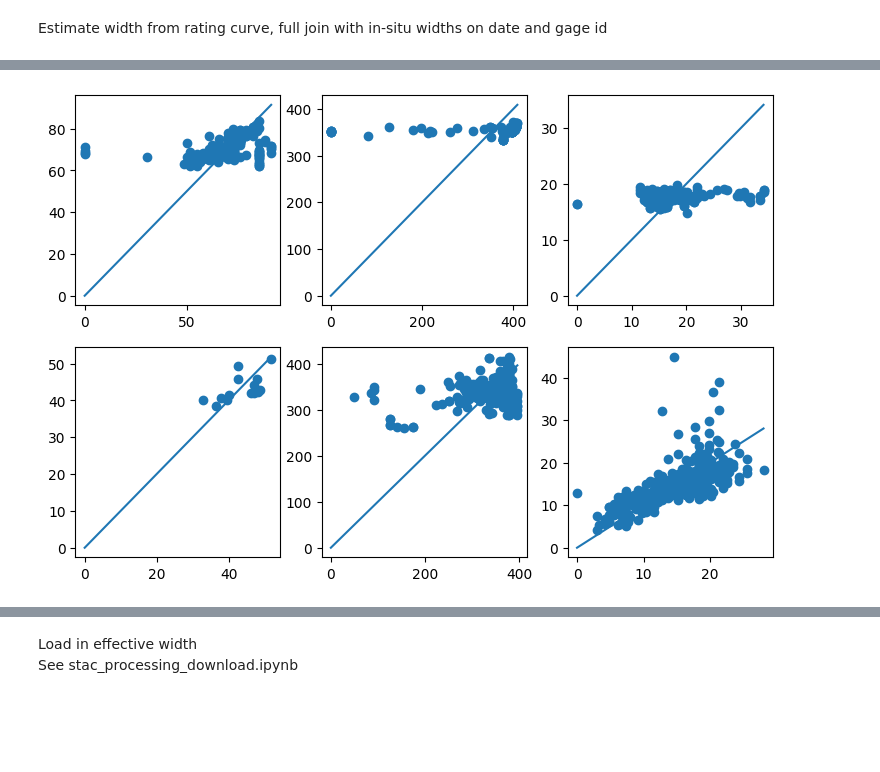
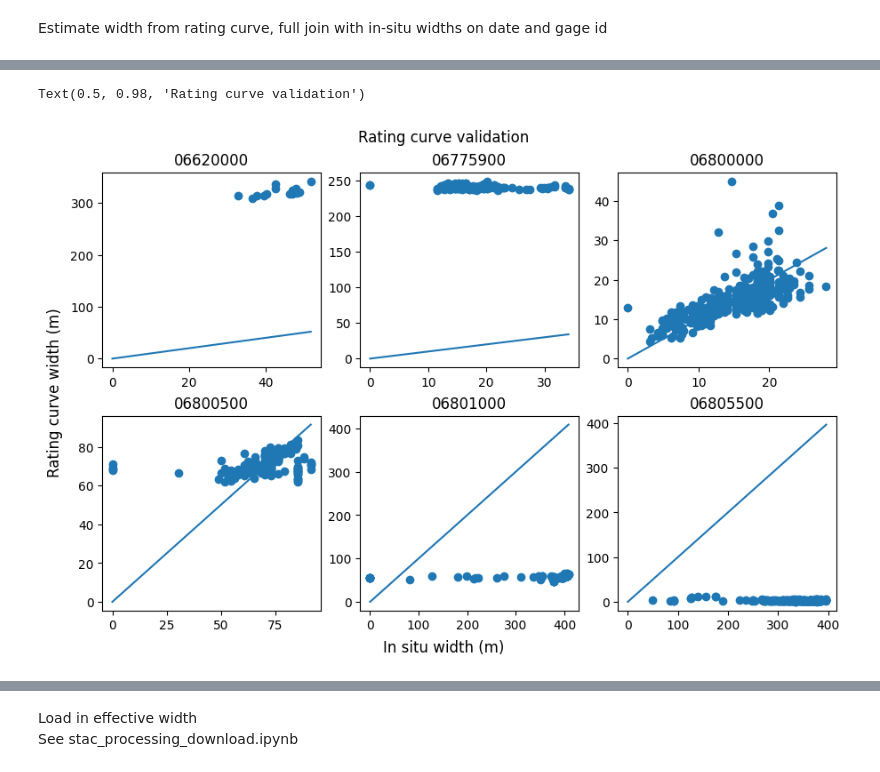
Before and after one commit to wherediddavidgo/multitemporal_RSSA, a Jupyter notebook: stac_gage_ew_analysis.ipynb, the cells around one changed output, grey strips where cells are left out. Saved outputs shown, nothing was run; the diff lists cells and outputs as text; code cells hidden in the pictures; blank space fills up the shorter version.

```diff
--- a/stac_gage_ew_analysis.ipynb
+++ b/stac_gage_ew_analysis.ipynb
@@ -163,0 +182,13 @@ cotemporal_wQ
+# %%
+fig, axs = plt.subplots(ncols=3, nrows=2, figsize=(9, 6), constrained_layout=True)
+
+p = 0
+for sn, df in cotemporal_wQ.groupby('site_no'):
+    ax = axs.flatten()[p]
+
+    ax.scatter(df.Q_cms, df.gage_width_m)
+    ax.set_title(sn)
+    p += 1
+
+fig.supxlabel('Q (cms)')
+fig.supylabel('Gage width (m)')
@@ -209,7 +244,2 @@ rating_curve_parms
 # %% [markdown]
 Estimate width from rating curve, full join with in-situ widths on date and gage id
-# %%
-Q['rc_width_m'] = Q.apply(lambda x: (rating_curve_parms.loc[x['site_no'], 'a']), axis=1) * (Q.Q_cms ** (Q.apply(lambda x: rating_curve_parms.loc[x['site_no'], 'b'], axis=1)))
-Q = pd.merge(Q, isw, how='outer', on=['date', 'site_no'])
-
-Q
@@ -229,0 +246,11 @@ Q
+# %%
+def est_width(row, site_no):
+    a = rating_curve_parms.loc[site_no, 'a']
+    b = rating_curve_parms.loc[site_no, 'b']
+    Q = row['Q_cms']
+
+    return a * (Q ** b)
+
+Q['rc_width_m'] = Q.apply(lambda row: est_width(row, row.name[0]), axis=1)
+Q = Q.join(isw, how='outer', on=['site_no', 'date'])
+Q
@@ -230,14 +272,19 @@ Q
 # %%
-fig, axs = plt.subplots(ncols=3, nrows=2, figsize=(9, 6))
+fig, axs = plt.subplots(ncols=3, nrows=2, figsize=(9, 6), constrained_layout=True)
 
 p = 0
-for g in u_gage_list:
-    subset = Q.loc[Q.site_no == g]
+for sn, df in Q.groupby('site_no'):
     ax = axs.flatten()[p]
-    ax.scatter(subset.gage_width_m, subset.rc_width_m)
-    unity = np.linspace(0, (subset.gage_width_m).max(skipna=True))
+
+    ax.scatter(df.gage_width_m, df.rc_width_m)
+    unity = np.linspace(0, (df.gage_width_m).max(skipna=True))
     ax.plot(unity, unity)
-    print()
+    ax.set_title(sn)
     p += 1
+
+fig.supxlabel('In situ width (m)')
+fig.supylabel('Rating curve width (m)')
+fig.suptitle('Rating curve validation')
 # %% [output]
+Text(0.5, 0.98, 'Rating curve validation')
-[figure, old version]
+[figure, new version]
```
Also changed, not shown: parts of 18 cells of this notebook.
